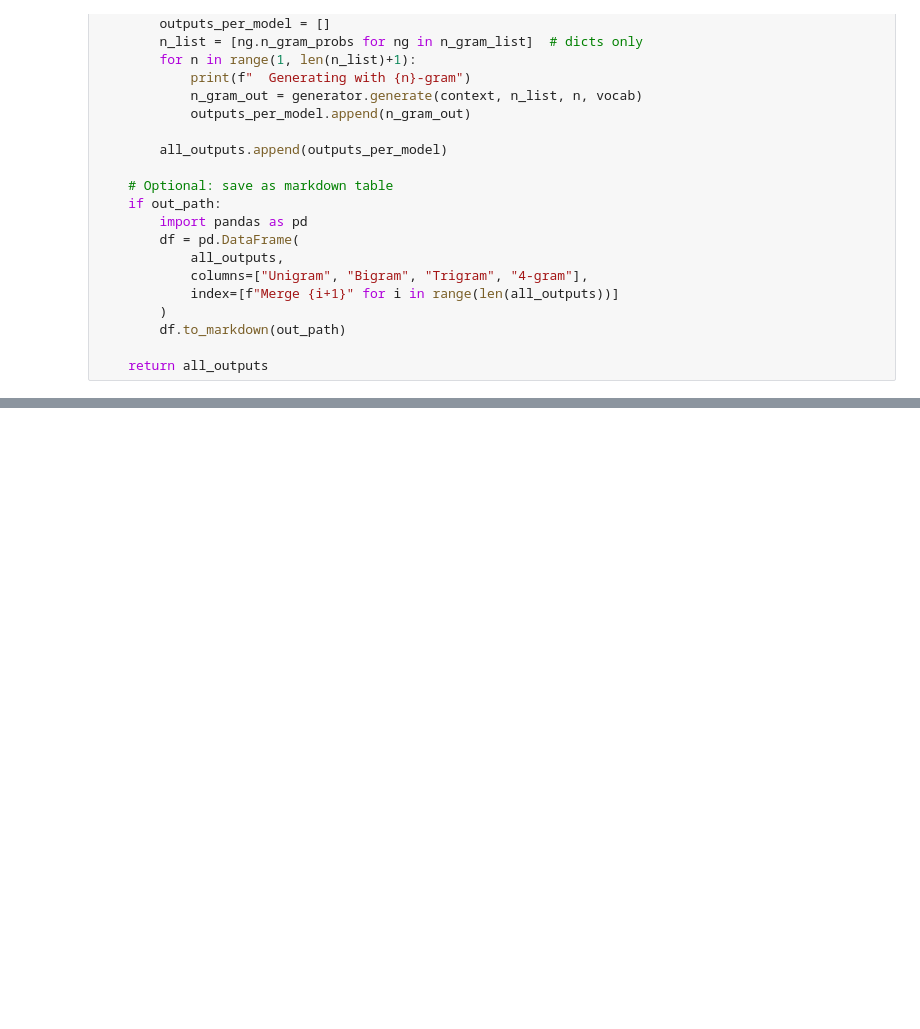
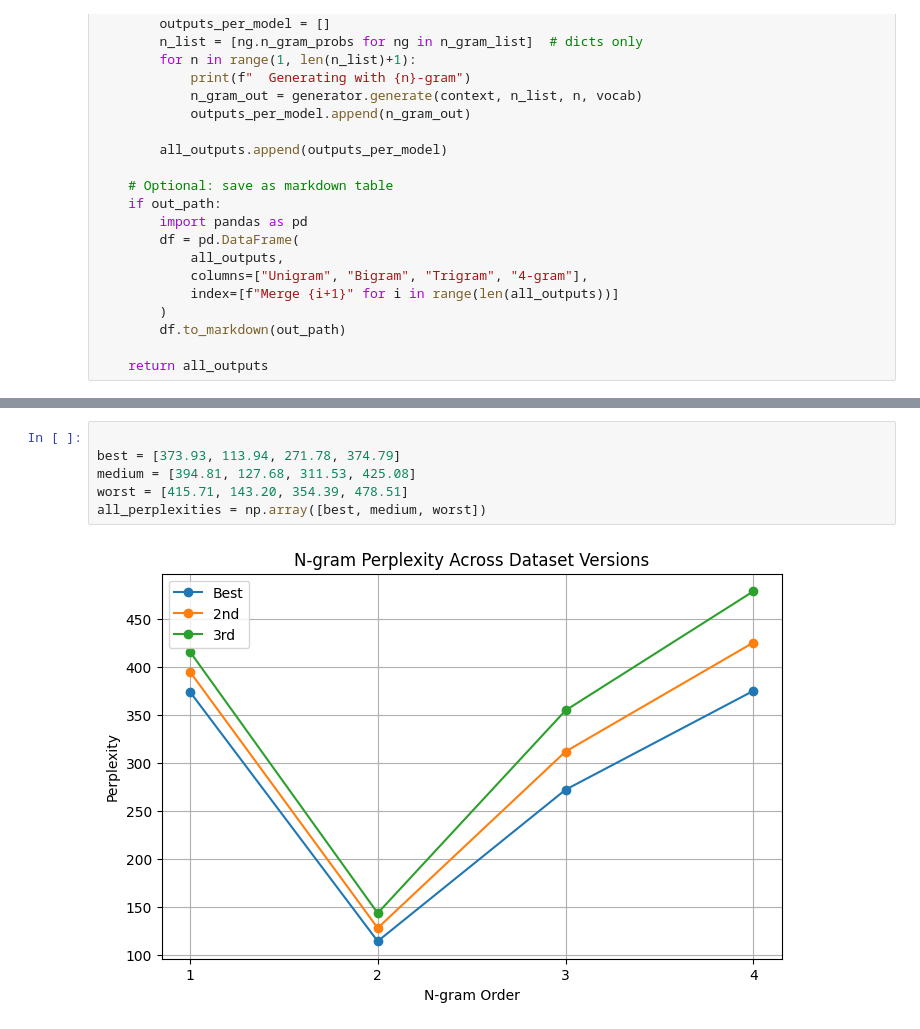
Before and after one commit to Ally511/GPT, a Jupyter notebook: n_gram/ngram.ipynb, the cells around one changed output, grey strips where cells are left out. Saved outputs shown, nothing was run; the diff lists cells and outputs as text; blank space fills up the shorter version.

```diff
--- a/n_gram/ngram.ipynb
+++ b/n_gram/ngram.ipynb
@@ -182,0 +192,8 @@ print(all_text_output)
+# %%
+
+best = [373.93, 113.94, 271.78, 374.79]
+medium = [394.81, 127.68, 311.53, 425.08]
+worst = [415.71, 143.20, 354.39, 478.51]
+all_perplexities = np.array([best, medium, worst])
+# %% [output]
+[figure, added]
```
Also changed, not shown: parts of 20 cells of this notebook, 2 other files.
